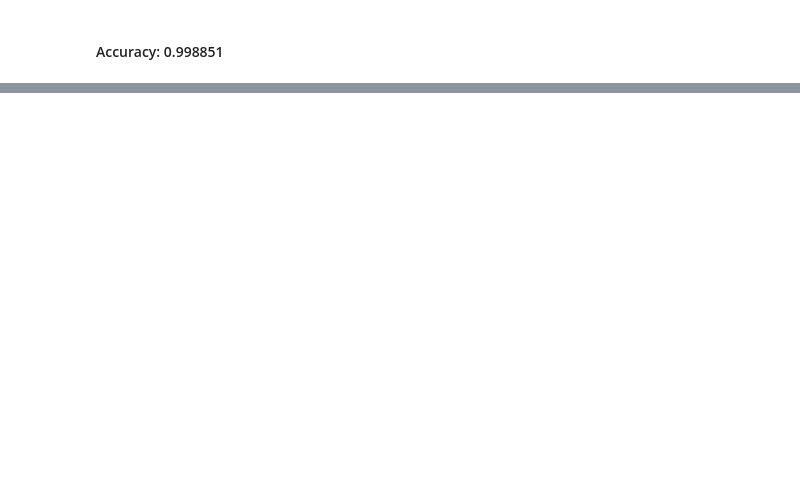
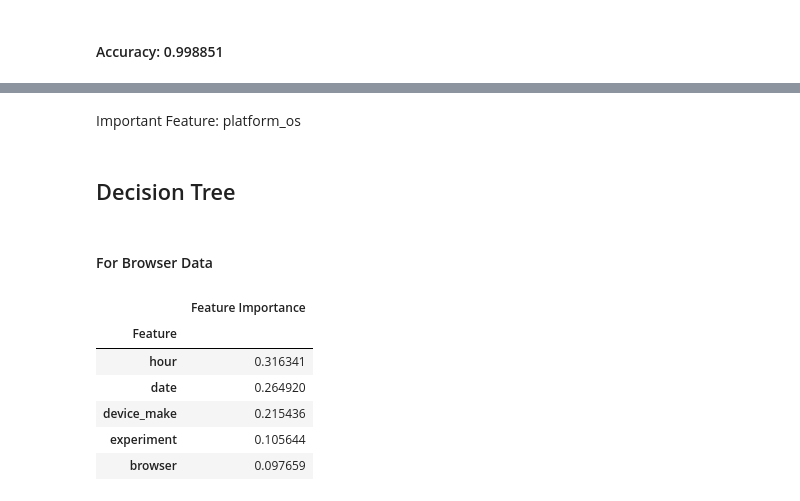
Before and after one commit to Yonas-T/ab_testing, a Jupyter notebook: notebooks/mlops.ipynb, the cells around one changed output, grey strips where cells are left out. Drawn from its saved outputs; the diff is of its cells as text; code cells hidden in the pictures; blank space fills up the shorter version.

```diff
--- a/notebooks/mlops.ipynb
+++ b/notebooks/mlops.ipynb
@@ -328,0 +406,20 @@ Mean Logistic Regression score for platform os data : 0.9988505747126437
+# %% [markdown]
+Important Feature: platform_os
+# %% [markdown]
+## Decision Tree
+# %% [markdown]
+#### For Browser Data
+# %%
+decision_imp_feature_browser = pd.DataFrame({"Feature Importance": clf.feature_importances_})
+decision_imp_feature_browser["Feature"] = ["experiment", "date", "hour", "device_make", "browser"]
+decision_imp_feature_browser = decision_imp_feature_browser.set_index("Feature")
+decision_imp_feature_browser = decision_imp_feature_browser.sort_values(by=["Feature Importance"], ascending=False)
+decision_imp_feature_browser
+# %% [output]
+|  | Feature Importance |
+| Feature |  |
+| hour | 0.316341 |
+| date | 0.264920 |
+| device_make | 0.215436 |
+| experiment | 0.105644 |
+| browser | 0.097659 |
```
Also changed, not shown: parts of 38 cells of this notebook.
